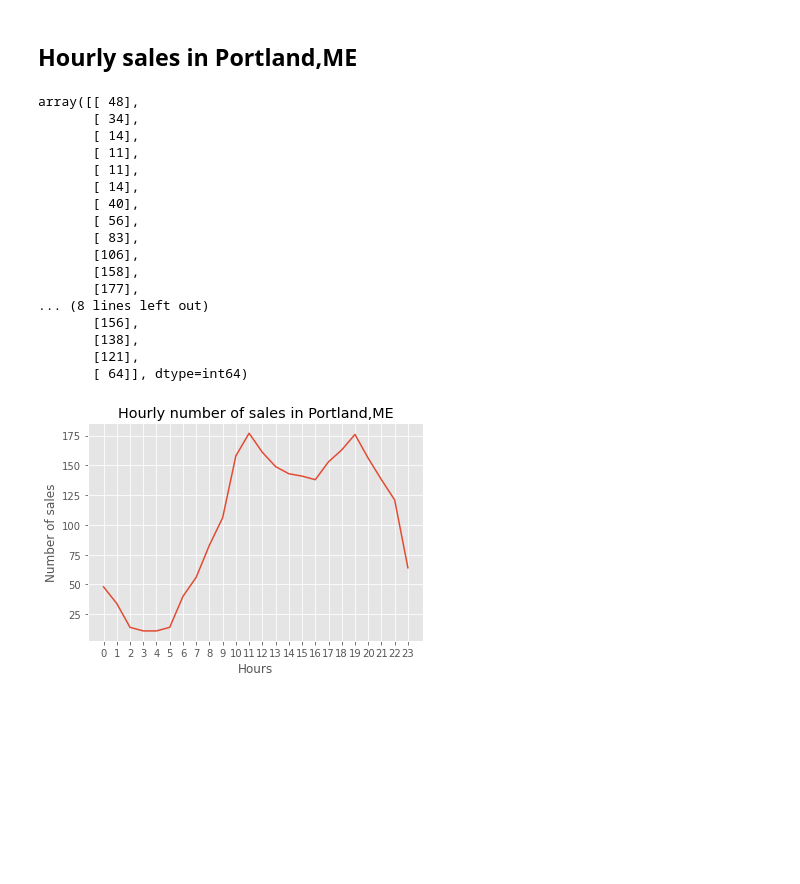
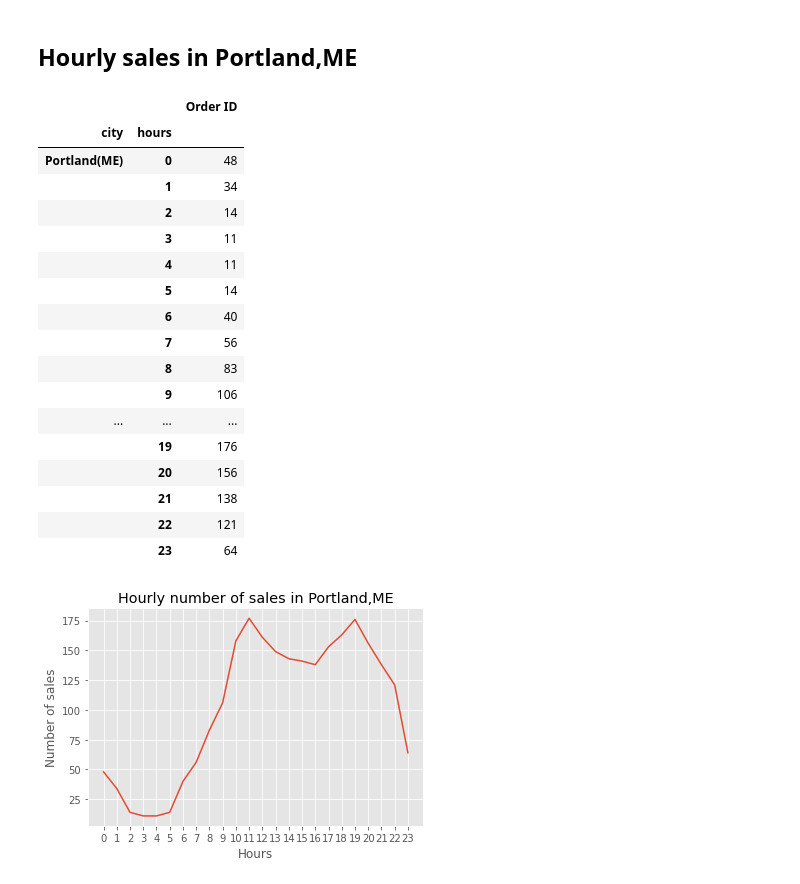
Before and after one commit to dishankkalra23/eCommerce-Sales-Analysis, a Jupyter notebook: Sales-Analysis.ipynb, the cells around one changed output. Cells and saved outputs as stored; diff of their text form; code cells hidden in the pictures; blank space fills up the shorter version.

Commit message:
Added orders with multiple products

```diff
--- a/Sales-Analysis.ipynb
+++ b/Sales-Analysis.ipynb
@@ -171,6 +171,7 @@ False
 all_data['month'] = all_data['month'].astype('int32')
 all_data['Price Each'] = all_data['Price Each'].astype('float')
 all_data['Quantity Ordered'] = all_data['Quantity Ordered'].astype('int32')
+all_data['Order ID'] = all_data['Order ID'].astype('int32')
 # %% [markdown]
 # What was the best month for sales?
 # %% [markdown]
@@ -369,27 +369,29 @@ citywise_data
 # %% [markdown]
 ## Hourly sales in Portland,ME
 # %%
-hourly_sales = citywise_data.iloc[check.index.get_level_values('city') == 'Portland(ME)']
+hourly_sales = citywise_data.iloc[citywise_data.index.get_level_values('city') == 'Portland(ME)']
 # Another method: y = check.iloc[check.index.get_level_values(grouped_data_name='city' or grouped_data_level=0) == ' Atlanta (GA)']
-hourly_sales.values
+
+hourly_sales
 # %% [output]
-array([[ 48],
-       [ 34],
-       [ 14],
-       [ 11],
-       [ 11],
-       [ 14],
-       [ 40],
-       [ 56],
-       [ 83],
-       [106],
-       [158],
-       [177],
-... (8 lines left out)
-       [156],
-       [138],
-       [121],
-       [ 64]], dtype=int64)
+|  |  | Order ID |
+| city | hours |  |
+| Portland(ME) | 0 | 48 |
+|  | 1 | 34 |
+|  | 2 | 14 |
+|  | 3 | 11 |
+|  | 4 | 11 |
+|  | 5 | 14 |
+|  | 6 | 40 |
+|  | 7 | 56 |
+|  | 8 | 83 |
+|  | 9 | 106 |
+| ... | ... | ... |
+|  | 19 | 176 |
+|  | 20 | 156 |
+|  | 21 | 138 |
+|  | 22 | 121 |
+|  | 23 | 64 |
 # %%
 hours = [hour for hour,data in all_data.groupby(['hours'])]
 plt.xlabel('Hours')
```
Also changed, not shown: parts of 7 cells of this notebook.
